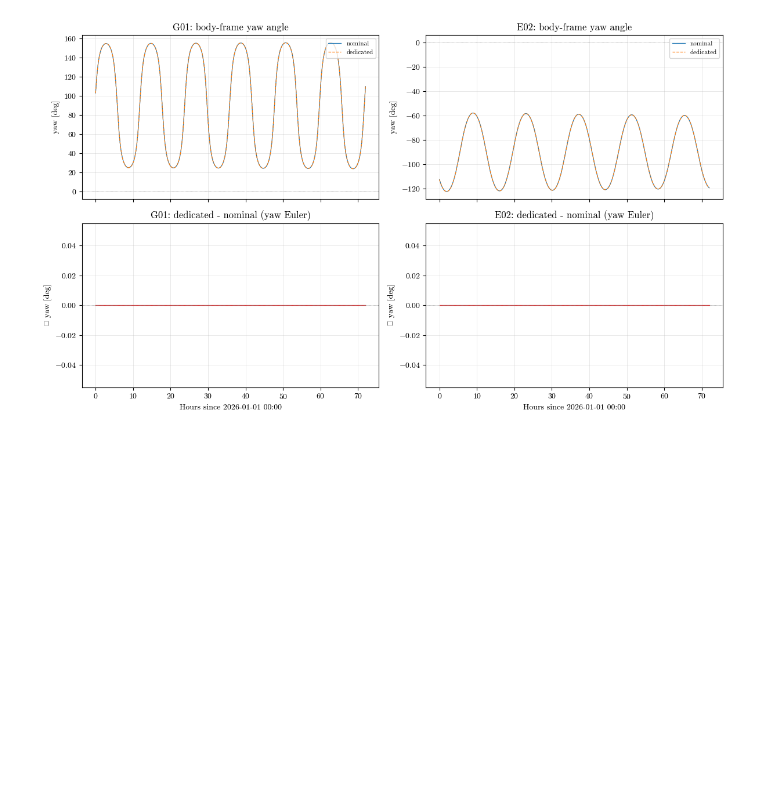
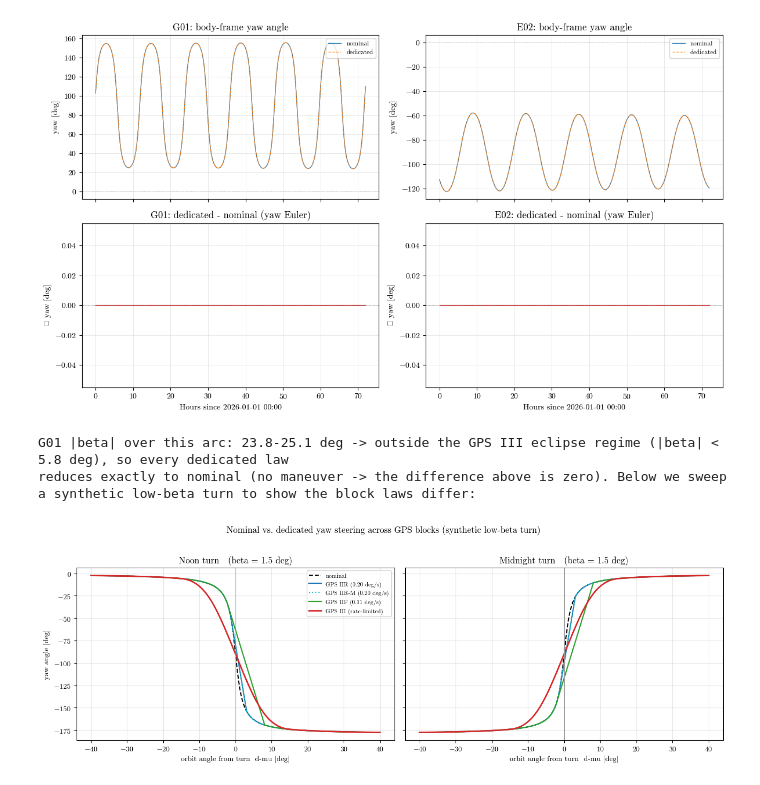
Before and after one commit to Stanford-NavLab/LuPNT, a Jupyter notebook: python/examples/ex3_gnss_interface.ipynb, the cells around one changed output. Cells and saved outputs as stored; diff of their text form; code cells hidden in the pictures; blank space fills up the shorter version.

```diff
--- a/python/examples/ex3_gnss_interface.ipynb
+++ b/python/examples/ex3_gnss_interface.ipynb
@@ -992,7 +992,7 @@ _beta = np.degrees([
 print(f"{gps_tag} |beta| over this arc: {abs(_beta).min():.1f}-{abs(_beta).max():.1f} deg "
       f"-> outside the GPS III eclipse regime (|beta| < 5.8 deg), so every dedicated law\n"
       f"reduces exactly to nominal (no maneuver -> the difference above is zero). Below we sweep "
-      f"a synthetic low-beta turn to show the block laws diverge:")
+      f"a synthetic low-beta turn to show the block laws differ:")
 
 Y = pnt.GnssYawSteering
 d2r, r2d = np.radians, np.degrees
@@ -1016,30 +1016,34 @@ def _rate_limited(mu, beta, rate_deg_s):
 def _gps3(mu, beta):
     return np.array([Y.gps3_eclipse_yaw_angle(beta, m, Y.nominal_yaw_angle(beta, m)) for m in mu])
 
 BETA = d2r(1.5)                                    # small Sun elevation -> a real yaw maneuver
 # GPS blocks with a yaw-steering law: IIR / IIR-M share the 0.20 deg/s constant-rate turn,
 # IIF uses 0.11 deg/s, and III is smoothly rate-limited (Montenbruck et al., 2026).
 BLOCKS = [("IIR", 0.20, "tab:blue", "-"),
           ("IIR-M", 0.20, "tab:cyan", ":"),
           ("IIF", 0.11, "tab:green", "-")]
 
 fig, axes = plt.subplots(1, 2, figsize=(13, 4.5), sharey=True)
 for ax, (title, mu0) in zip(axes, [("Noon turn", np.pi), ("Midnight turn", 0.0)]):
     dmu = d2r(np.linspace(-40, 40, 4001))
     mu = mu0 + dmu
     ax.plot(r2d(dmu), r2d(np.unwrap(_nominal(BETA, mu))), "k--", lw=1.5, label="nominal")
     for name, rate, color, ls in BLOCKS:
         ax.plot(r2d(dmu), r2d(_rate_limited(mu, BETA, rate)), color=color, ls=ls, lw=1.6,
                 label=f"GPS {name} ({rate:.2f} deg/s)")
     ax.plot(r2d(dmu), r2d(np.unwrap(_gps3(mu, BETA))), color="tab:red", lw=2.0,
             label="GPS III (rate-limited)")
     ax.axvline(0.0, color="0.6", lw=0.8)
     ax.set_xlabel("orbit angle from turn  d-mu [deg]")
     ax.set_title(f"{title}   (beta = {r2d(BETA):.1f} deg)")
     ax.grid(True, alpha=0.3)
 axes[0].set_ylabel("yaw angle [deg]")
 axes[0].legend(loc="best", fontsize=8)
 fig.suptitle("Nominal vs. dedicated yaw steering across GPS blocks (synthetic low-beta turn)",
              y=1.02)
 plt.tight_layout()
 plt.show()
+# %% [output]
+G01 |beta| over this arc: 23.8-25.1 deg -> outside the GPS III eclipse regime (|beta| < 5.8 deg), so every dedicated law
+reduces exactly to nominal (no maneuver -> the difference above is zero). Below we sweep a synthetic low-beta turn to show the block laws differ:
+[figure, added]
```
Also changed, not shown: parts of 1 cell of this notebook.
